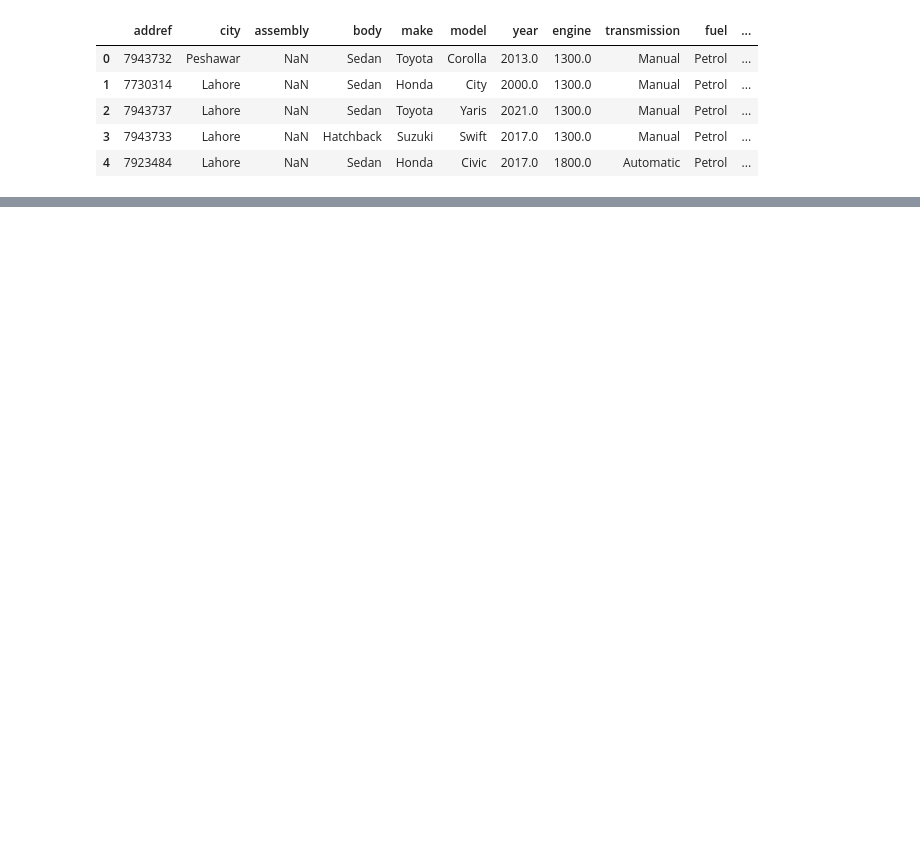
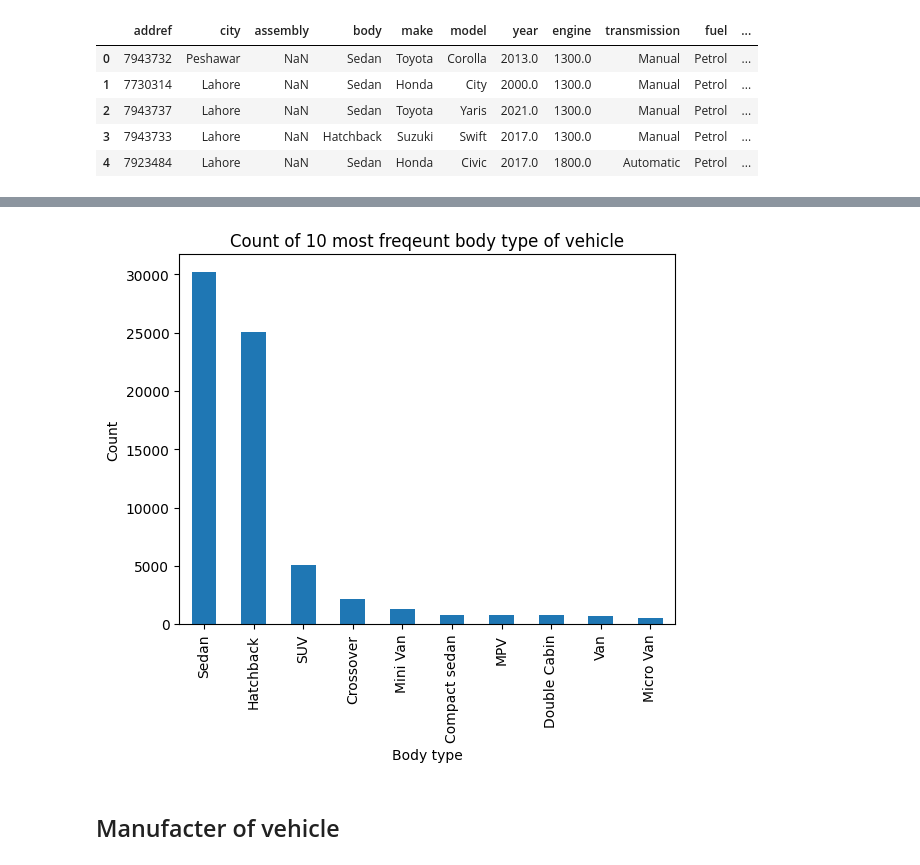
Before and after one commit to RadimCech/LSM1_projekt, a Jupyter notebook: script.ipynb, the cells around one changed output, grey strips where cells are left out. Saved outputs shown, nothing was run; the diff lists cells and outputs as text; code cells hidden in the pictures; blank space fills up the shorter version.

```diff
--- a/script.ipynb
+++ b/script.ipynb
@@ -11,0 +104,3 @@ df.head()
+# %%
+top10_body_type = df['body'].value_counts().head(10)
+top10_body_type
@@ -11,0 +120,10 @@ df.head()
+# %%
+top10_body_type.plot(kind = 'bar')
+plt.title('Count of 10 most freqeunt body type of vehicle')
+plt.xlabel('Body type')
+plt.ylabel('Count')
+plt.show()
+# %% [output]
+[figure, added]
+# %% [markdown]
+## Manufacter of vehicle
```
Also changed, not shown: parts of 18 cells of this notebook.
